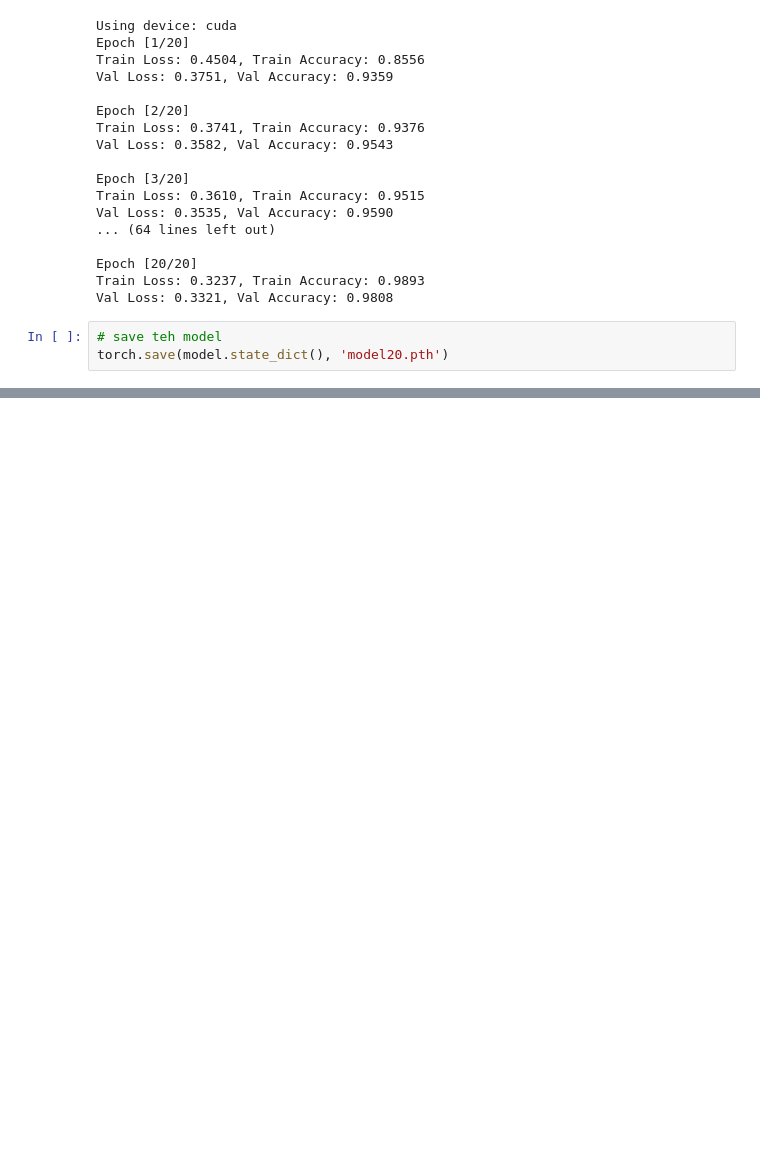
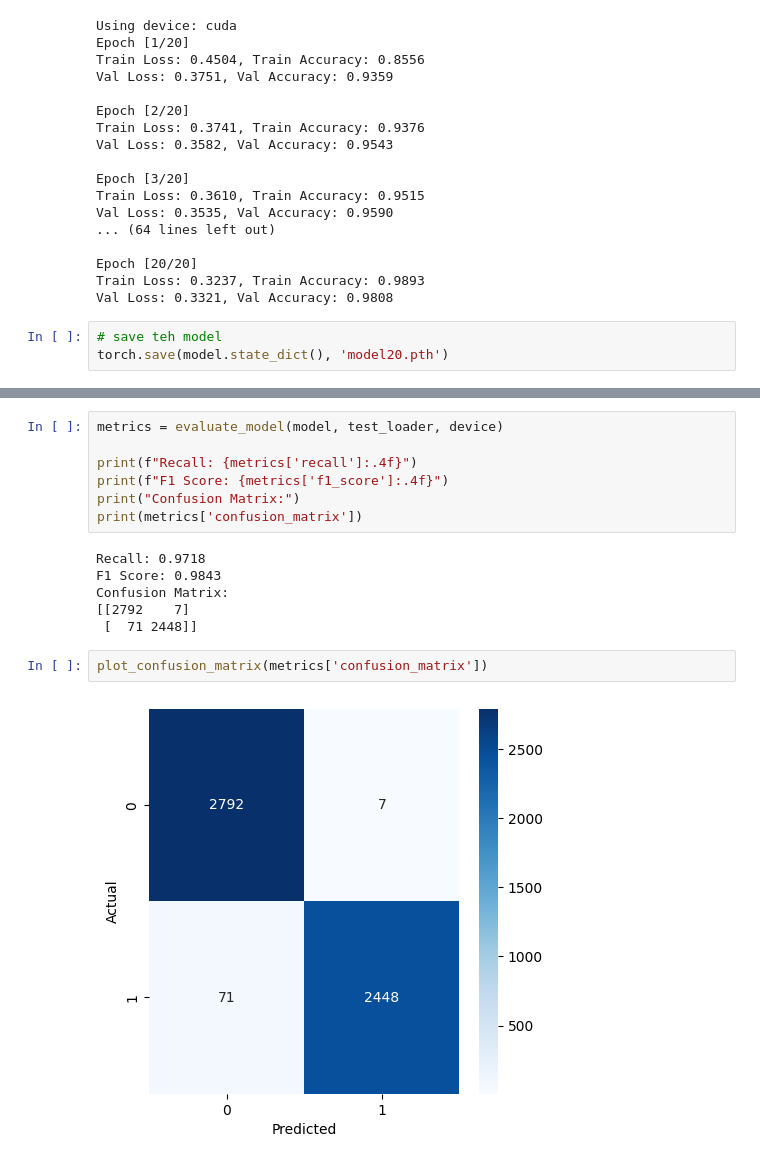
Before and after one commit to DegeneratorXx/Kidney-Stone-Detection-via-DIP-Custom-Vision-Transformer-and-Federated-Learning-on-CT-Scans, a Jupyter notebook: src/training.ipynb, the cells around one changed output, grey strips where cells are left out. Drawn from its saved outputs; the diff is of its cells as text; blank space fills up the shorter version.

```diff
--- a/src/training.ipynb
+++ b/src/training.ipynb
@@ -164,0 +212,17 @@ Test Loss: 0.3353, Test Accuracy: 0.9771
+# %%
+metrics = evaluate_model(model, test_loader, device)
+
+print(f"Recall: {metrics['recall']:.4f}")
+print(f"F1 Score: {metrics['f1_score']:.4f}")
+print("Confusion Matrix:")
+print(metrics['confusion_matrix'])
+# %% [output]
+Recall: 0.9718
+F1 Score: 0.9843
+Confusion Matrix:
+[[2792    7]
+ [  71 2448]]
+# %%
+plot_confusion_matrix(metrics['confusion_matrix'])
+# %% [output]
+[figure, added]
```
Also changed, not shown: parts of 3 cells of this notebook, 1 other file.
